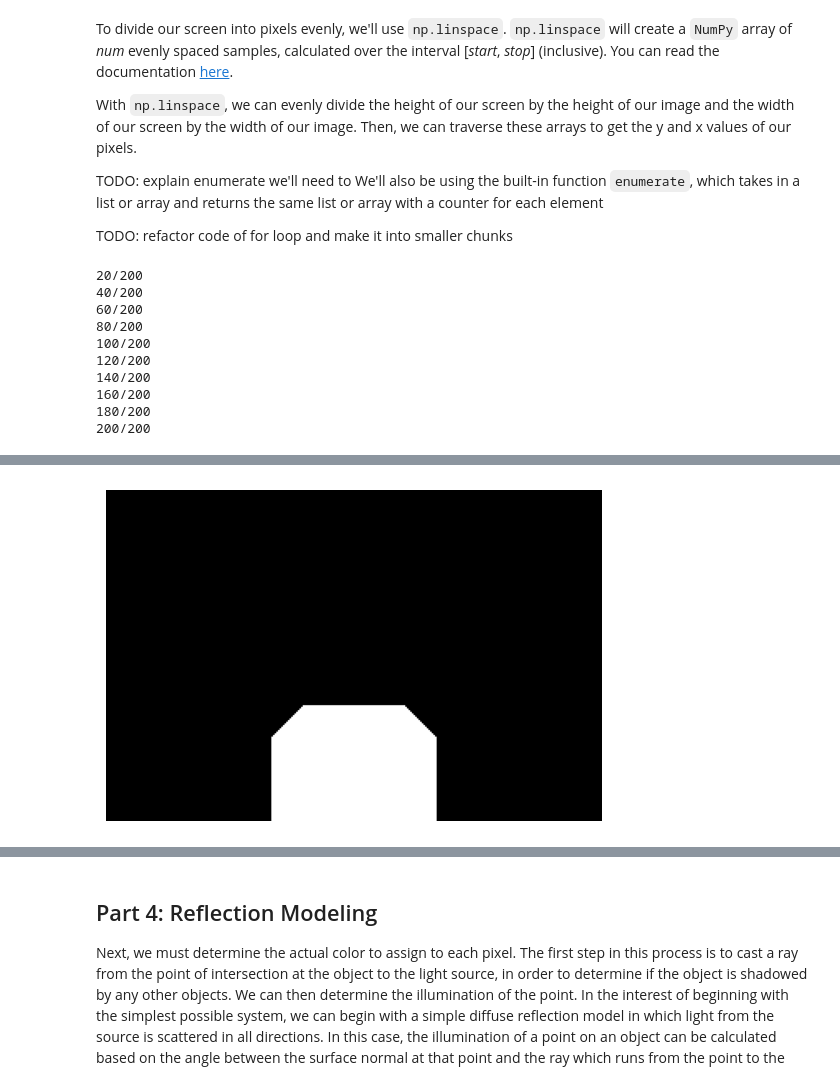
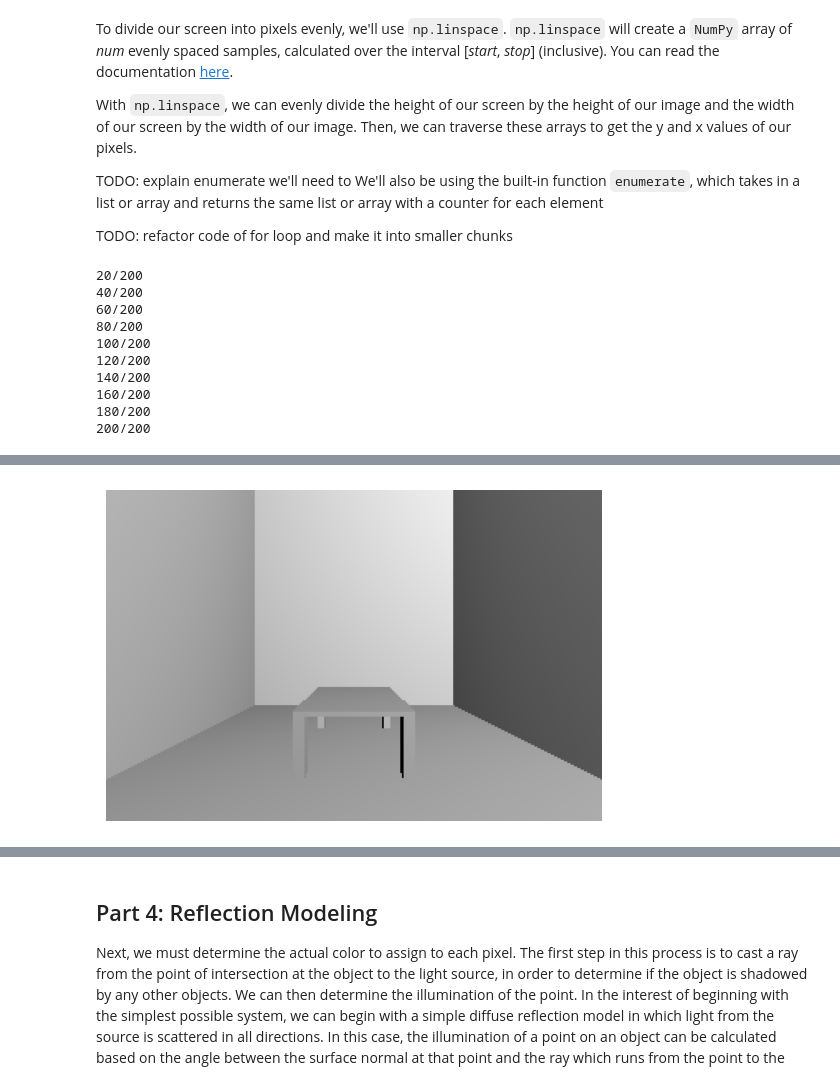
Before and after one commit to HMC-CS123-F23/cs-123-class-project-jade-lillian-ryan, a Jupyter notebook: project.ipynb, the cells around one changed output, grey strips where cells are left out. Cells and saved outputs as stored; diff of their text form; code cells hidden in the pictures.

```diff
--- a/project.ipynb
+++ b/project.ipynb
@@ -340,6 +360,24 @@ objects = [
     # # far
     # {'type': 'plane', 'position': np.array([0.0, 0.0, 4.0]), 'normal': np.array([0.0, 0.0, 1.0]), 'ambient': np.array([0.93, 0.93, 0.93]), 'diffuse': np.array([0.6, 0.6, 0.6]), 'specular': np.array([0, 0, 0]), 'shininess': 0, 'reflection': 0.0}
 ]
+
+# horiz, vert, depth
+objects = [
+    # bottom
+    {'type': 'plane', 'position': np.array([0.0, -1.0, 0.0]), 'normal': np.array([0.0, 1.0, 0.0])},
+    # far
+    {'type': 'plane', 'position': np.array([0.0, 0.0, -4.0]), 'normal': np.array([0.0, 0.0, 1.0])},
+    # left
+    {'type': 'plane', 'position': np.array([-2, 0.0, 0.0]), 'normal': np.array([1.0, 0.0, 0.0])},
+    # right
+    {'type': 'plane', 'position': np.array([2, 0.0, 0.0]), 'normal': np.array([1.0, 0.0, 0.0])},
+
+    {'type': 'cuboid', "min_p": np.array([-0.5, -0.5, -2.5]), "max_p": np.array([0.5, -0.45, -1])},
+    {'type': 'cuboid', "min_p": np.array([-0.5, -1, -1.1]), "max_p": np.array([-0.4, -0.5, -1])},
+    {'type': 'cuboid', "min_p": np.array([0.4, -1, -1.1]), "max_p": np.array([0.5, -0.5, -1])},
+    {'type': 'cuboid', "min_p": np.array([-0.5, -1, -2.5]), "max_p": np.array([-0.4, -0.5, -2.4])},
+    {'type': 'cuboid', "min_p": np.array([0.4, -1, -2.5]), "max_p": np.array([0.5, -0.5, -2.4])},
+]
 # %% [markdown]
 ## Part 3: Ray Tracing
 
@@ -360,19 +398,68 @@ we'll need to We'll also be using the built-in function `enumerate`, which takes
 
 TODO: refactor code of for loop and make it into smaller chunks
 # %%
-# RESET IMAGE! (not doing this was causing massive confusion)
 image = np.zeros((height, width, 3))
 
 for i, y in enumerate(np.linspace(screen[1], screen[3], height)):
-
     for j, x in enumerate(np.linspace(screen[0], screen[2], width)):
 
-        # Image plane lies within the xy plane
+        # Image plane is the the xy-plane
         pixel = np.array([x, y, 0])
 
         # Set origin point. When implementing multiple bounces, the origin
         # will become some point on an object.
         origin = camera
+
+        # The ray runs from the origin through the current pixel
+        direction = normalize(pixel - origin)
+
+        """
+        color = np.zeros((3))
+        reflection = 1
+
+        for k in range(max_depth):
+
+            # check for intersections
+            nearest_object, min_distance = nearest_intersected_object(objects, origin, direction)
+            if nearest_object is None:
+                break
+
+            intersection = origin + min_distance * direction
+            normal_to_surface = get_normal_to_surface(nearest_object, intersection)
+            shifted_point = intersection + 1e-5 * normal_to_surface
+            intersection_to_light = normalize(light['position'] - shifted_point)
+
+            _, min_distance = nearest_intersected_object(objects, shifted_point, intersection_to_light)
+            intersection_to_light_distance = np.linalg.norm(light['position'] - intersection)
+            is_shadowed = min_distance < intersection_to_light_distance
+
+            if is_shadowed:
+                break
+
+            illumination = np.zeros((3))
+
+            # ambient
+            illumination += nearest_object['ambient'] * light['ambient']
+
+            # diffuse
+            illumination += nearest_object['diffuse'] * light['diffuse'] * np.dot(intersection_to_light, normal_to_surface)
+
+            # specular
+            intersection_to_camera = normalize(camera - intersection)
+            H = normalize(intersection_to_light + intersection_to_camera)
+            illumination += nearest_object['specular'] * light['specular'] * np.dot(normal_to_surface, H) ** (nearest_object['shininess'] / 4)
+
+            # reflection
+            color += reflection * illumination
+            reflection *= nearest_object['reflection']
+
+            origin = shifted_point
+            direction = reflected(direction, normal_to_surface)
+
+        image[i, j] = np.clip(color, 0, 1)
+        """
+
+        # --- Simple setup for testing ---
 
         # The ray runs from the origin through the current pixel
         direction = normalize(pixel - origin)
@@ -384,9 +471,24 @@ for i, y in enumerate(np.linspace(screen[1], screen[3], height)):
         if nearest_object is None:
             continue
 
+        # Compute intersection point between ray and nearest object
+        intersection = origin + min_distance * direction
+
+        # Ray from the intersectoin point to light source
+        intersection_to_light = normalize(light['position'] - intersection)
+
+        # get surface normal
+        surface_normal = get_normal_to_surface(nearest_object, intersection)
+
+        # Diffuse reflection: the illumination of the point depends only
+        # on the angle from surface to the light source --- taking the dot
+        # product of normalized vectors is is the same as taking the cosine
+        intensity = np.dot(surface_normal, intersection_to_light)
+
         # go single-channel for now
-        #image[i, j] = np.ones(3) * intensity
-        image[i, j] = np.ones(3)
+        image[i, j] = np.ones(3) * intensity
+
+        # --- Simple setup for testing ---
 
     if (i + 1) % (height // 10) == 0:
         print(f"{i + 1}/{height}")
@@ -408 +511 @@ plt.imshow(image)
-[figure, old version]
+[figure, new version]
```
Also changed, not shown: parts of 6 cells of this notebook.
